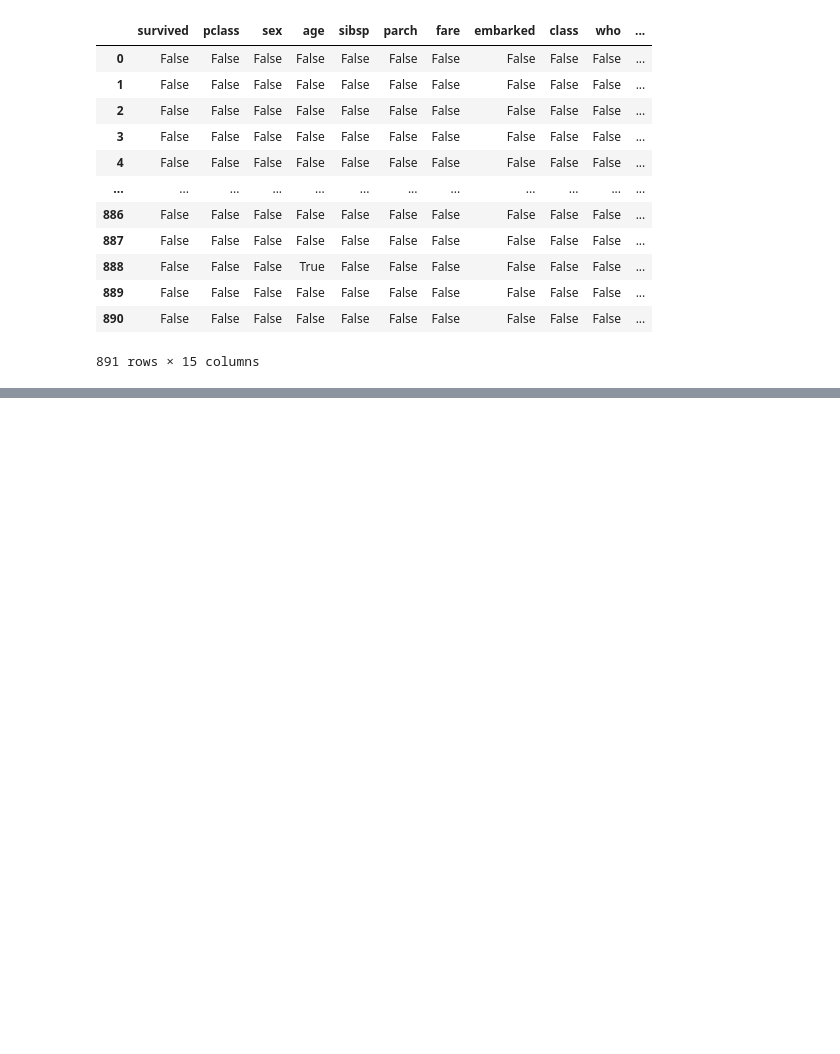
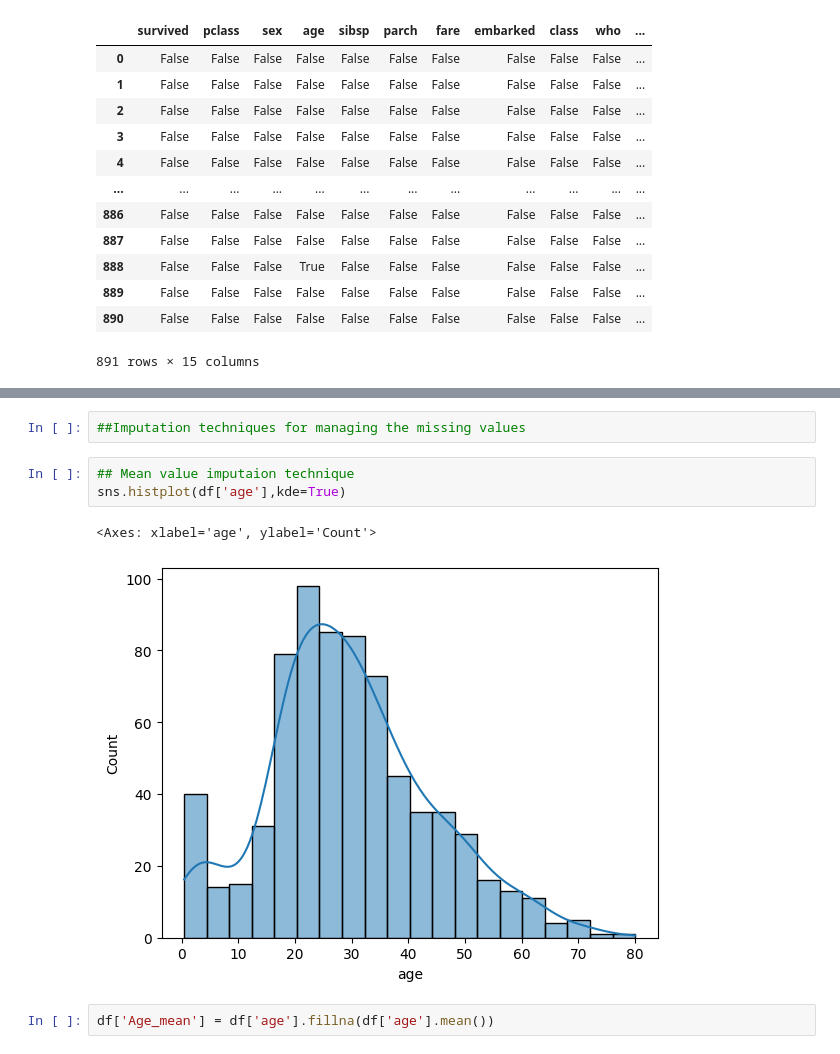
Before and after one commit to Abhinand-NTK/Nlp_ML-Mlops, a Jupyter notebook: MachineLearning/hadlingmissingvalues.ipynb, the cells around one changed output, grey strips where cells are left out. Cells and saved outputs as stored; diff of their text form; blank space fills up the shorter version.

```diff
--- a/MachineLearning/hadlingmissingvalues.ipynb
+++ b/MachineLearning/hadlingmissingvalues.ipynb
@@ -53,0 +91,10 @@ df.isnull()
+# %%
+##Imputation techniques for managing the missing values
+# %%
+## Mean value imputaion technique
+sns.histplot(df['age'],kde=True)
+# %% [output]
+<Axes: xlabel='age', ylabel='Count'>
+[figure, added]
+# %%
+df['Age_mean'] = df['age'].fillna(df['age'].mean())
```
Also changed, not shown: parts of 14 cells of this notebook, 1 other file.
